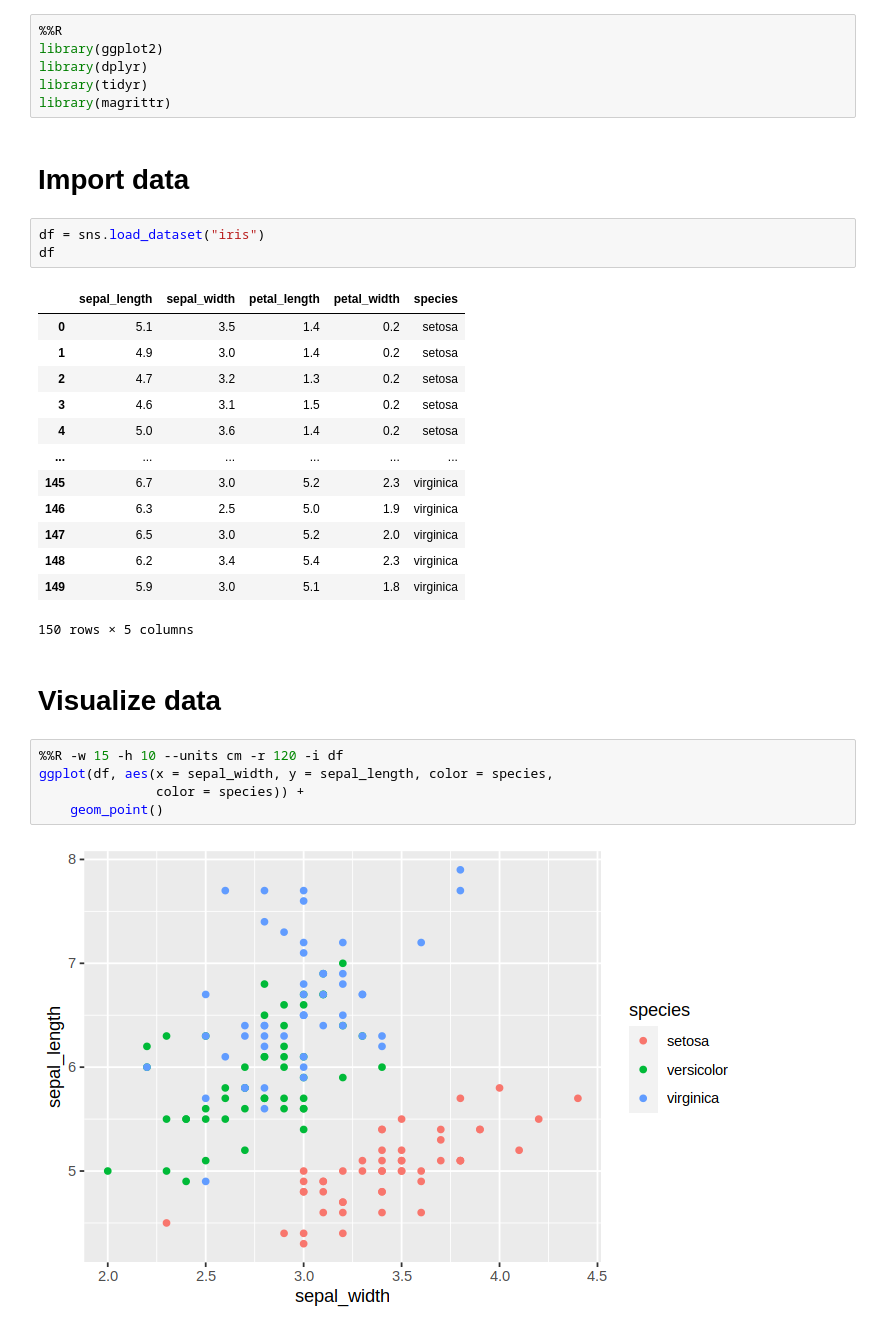
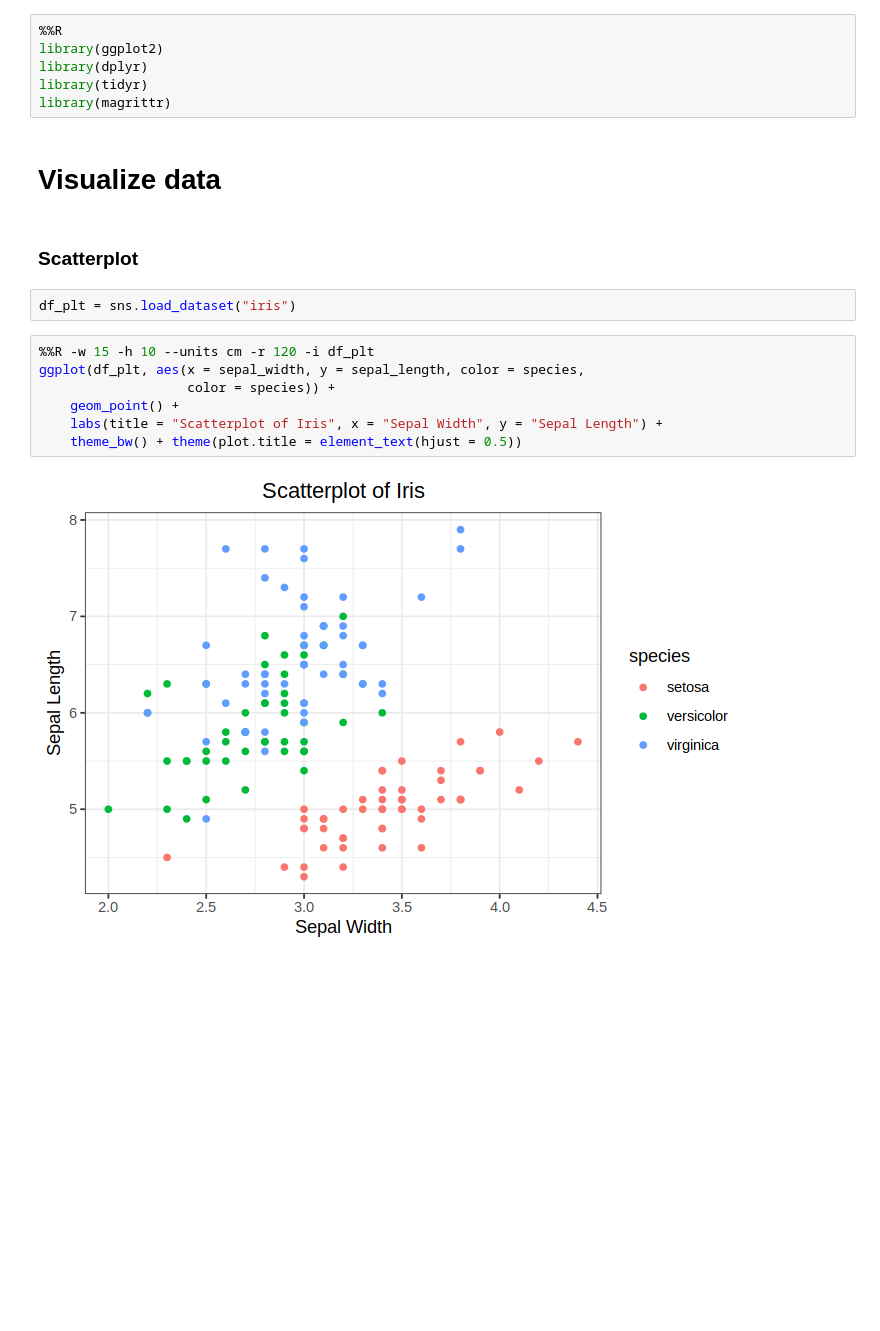
Before and after one commit to juliuskittler/templates, a Jupyter notebook: Python/Visualisation/rpy2.ipynb, the cells around one changed output. Drawn from its saved outputs; the diff is of its cells as text; blank space fills up the shorter version.

Commit message:
Add some more example plots with rpy2

```diff
--- a/Python/Visualisation/rpy2.ipynb
+++ b/Python/Visualisation/rpy2.ipynb
@@ -36,31 +36,18 @@ library(ggplot2)
 library(dplyr)
 library(tidyr)
 library(magrittr)
-# %% [markdown]
-# Import data
-# %%
-df = sns.load_dataset("iris")
-df
-# %% [output]
-|  | sepal_length | sepal_width | petal_length | petal_width | species |
-| 0 | 5.1 | 3.5 | 1.4 | 0.2 | setosa |
-| 1 | 4.9 | 3.0 | 1.4 | 0.2 | setosa |
-| 2 | 4.7 | 3.2 | 1.3 | 0.2 | setosa |
-| 3 | 4.6 | 3.1 | 1.5 | 0.2 | setosa |
-| 4 | 5.0 | 3.6 | 1.4 | 0.2 | setosa |
-| ... | ... | ... | ... | ... | ... |
-| 145 | 6.7 | 3.0 | 5.2 | 2.3 | virginica |
-| 146 | 6.3 | 2.5 | 5.0 | 1.9 | virginica |
-| 147 | 6.5 | 3.0 | 5.2 | 2.0 | virginica |
-| 148 | 6.2 | 3.4 | 5.4 | 2.3 | virginica |
-| 149 | 5.9 | 3.0 | 5.1 | 1.8 | virginica |
-150 rows × 5 columns
 # %% [markdown]
 # Visualize data
+# %% [markdown]
+### Scatterplot
+# %%
+df_plt = sns.load_dataset("iris")
 # %%
-%%R -w 15 -h 10 --units cm -r 120 -i df
-ggplot(df, aes(x = sepal_width, y = sepal_length, color = species,
-               color = species)) +
-    geom_point()
+%%R -w 15 -h 10 --units cm -r 120 -i df_plt
+ggplot(df_plt, aes(x = sepal_width, y = sepal_length, color = species,
+                   color = species)) +
+    geom_point() +
+    labs(title = "Scatterplot of Iris", x = "Sepal Width", y = "Sepal Length") +
+    theme_bw() + theme(plot.title = element_text(hjust = 0.5))
 # %% [output]
-[figure, old version]
+[figure, new version]
```
Also changed, not shown: parts of 27 cells of this notebook.
